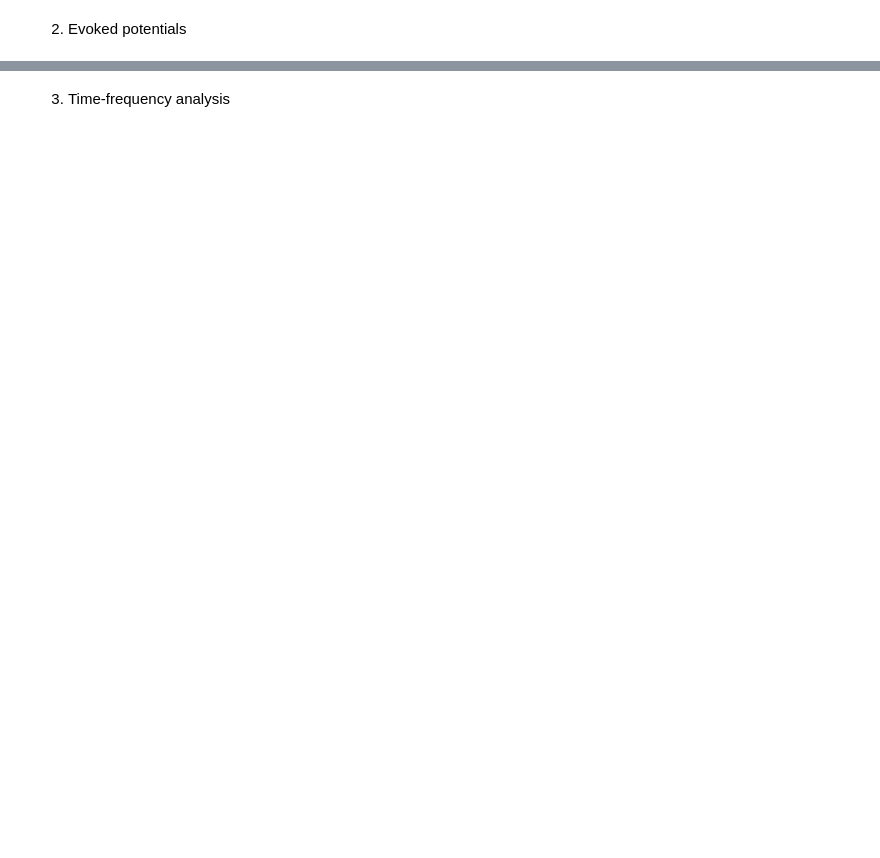
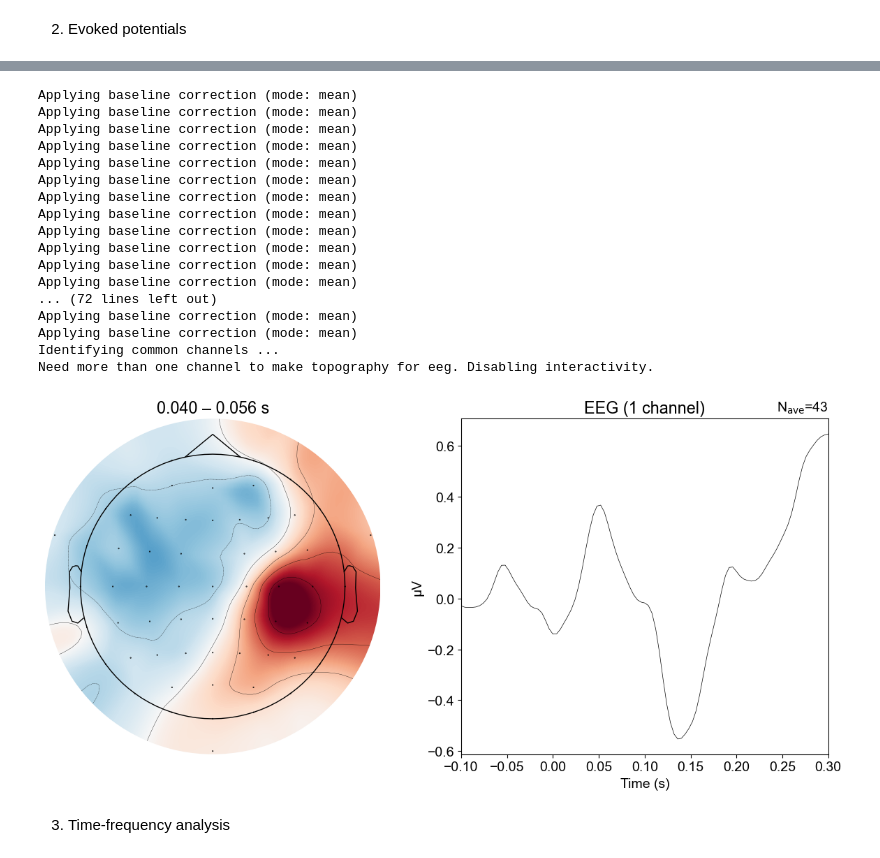
Before and after one commit to CarinaFo/ExPeCoN_ms, a Jupyter notebook: code/notebooks/expecon_ms.ipynb, the cells around one changed output, grey strips where cells are left out. Drawn from its saved outputs; the diff is of its cells as text; code cells hidden in the pictures; blank space fills up the shorter version.

```diff
--- a/code/notebooks/expecon_ms.ipynb
+++ b/code/notebooks/expecon_ms.ipynb
@@ -122,7 +167,7 @@ from expecon_ms.eeg.sensor import evokeds as evo
 # %%
 # compare evokeds and plot contrasts
-evo.create_contrast(study=2, drop_bads=True, laplace=True, subtract_evoked=True, save_data_to_disk=True)
-# plot evoked contrast and topography for the contrast
-evo.plot_roi(tmin=0.04, tmax=0.06, tmin_base=-0.2, tmax_base=-0.1, study=2)
+evokeds = evo.create_contrast(study=1, drop_bads=True, laplace=False,
+                              subtract_evoked=False, save_data_to_disk=False,
+                              save_drop_log=False)
 # %% [output]
 Participant 0
@@ -130,3 +190,25 @@ FileNotFoundError: File does not exist: "E:\expecon_ms\data\eeg\prepro_ica\clean
+# %%
+# plot evoked contrast and topography for the contrast
+evo.plot_roi(study=1, data=evokeds, tmin=-0.1, tmax=0.3, tmin_base=-0.1, tmax_base=0)
+# %% [output]
+Applying baseline correction (mode: mean)
+Applying baseline correction (mode: mean)
+Applying baseline correction (mode: mean)
+Applying baseline correction (mode: mean)
+Applying baseline correction (mode: mean)
+Applying baseline correction (mode: mean)
+Applying baseline correction (mode: mean)
+Applying baseline correction (mode: mean)
+Applying baseline correction (mode: mean)
+Applying baseline correction (mode: mean)
+Applying baseline correction (mode: mean)
+Applying baseline correction (mode: mean)
+... (72 lines left out)
+Applying baseline correction (mode: mean)
+Applying baseline correction (mode: mean)
+Identifying common channels ...
+Need more than one channel to make topography for eeg. Disabling interactivity.
+[figure, added]
 # %% [markdown]
 3. Time-frequency analysis
 # %%
```
Also changed, not shown: parts of 18 cells of this notebook.
